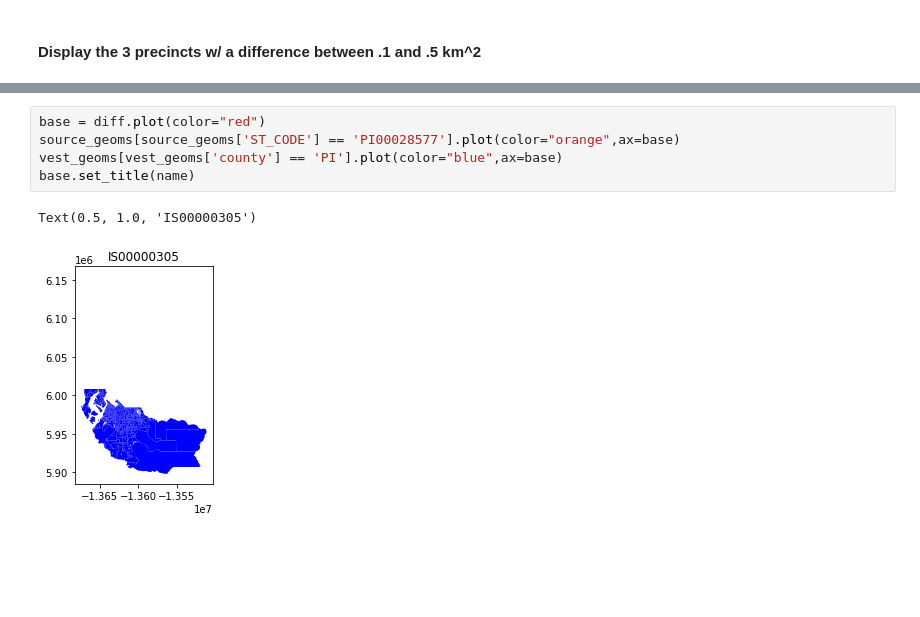
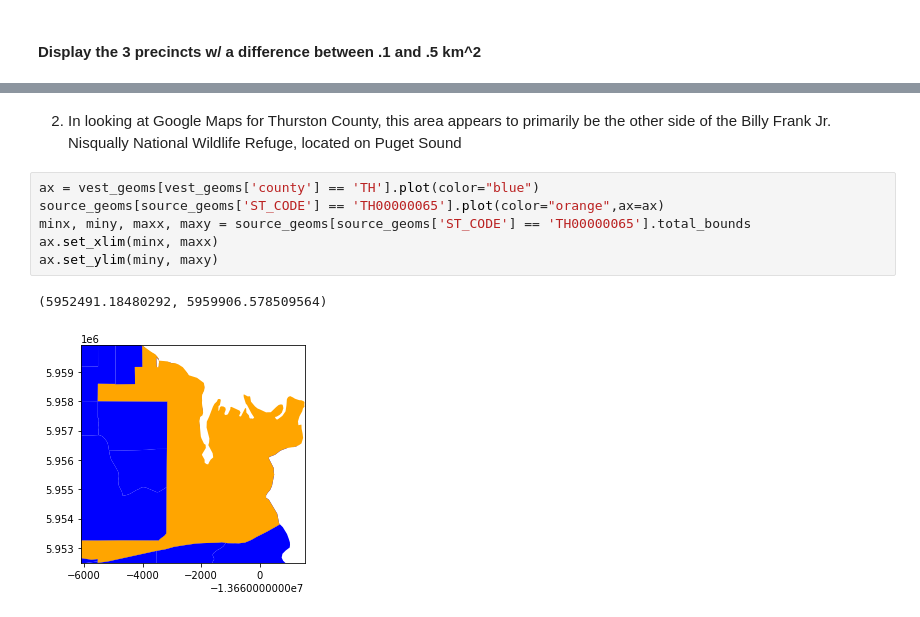
Before and after one commit to nonpartisan-redistricting-datahub/pdv-wa, a Jupyter notebook: vest-wa-2016/VEST-WA-2016-validation.ipynb, the cells around one changed output, grey strips where cells are left out. Saved outputs shown, nothing was run; the diff lists cells and outputs as text; blank space fills up the shorter version.

```diff
--- a/vest-wa-2016/VEST-WA-2016-validation.ipynb
+++ b/vest-wa-2016/VEST-WA-2016-validation.ipynb
@@ -760,8 +771,11 @@ print(str(len(df[(df[0]>=5)]))+ " precincts w/ a difference greater than 5 km^2"
+# %% [markdown]
+2. In looking at Google Maps for Thurston County, this area appears to primarily be the other side of the Billy Frank Jr. Nisqually National Wildlife Refuge, located on Puget Sound
 # %%
-base = diff.plot(color="red")
-source_geoms[source_geoms['ST_CODE'] == 'PI00028577'].plot(color="orange",ax=base)
-vest_geoms[vest_geoms['county'] == 'PI'].plot(color="blue",ax=base)
-base.set_title(name)
+ax = vest_geoms[vest_geoms['county'] == 'TH'].plot(color="blue")
+source_geoms[source_geoms['ST_CODE'] == 'TH00000065'].plot(color="orange",ax=ax)
+minx, miny, maxx, maxy = source_geoms[source_geoms['ST_CODE'] == 'TH00000065'].total_bounds
+ax.set_xlim(minx, maxx)
+ax.set_ylim(miny, maxy)
 # %% [output]
-Text(0.5, 1.0, 'IS00000305')
+(5952491.18480292, 5959906.578509564)
-[figure, old version]
+[figure, new version]
```
Also changed, not shown: parts of 5 cells of this notebook.
